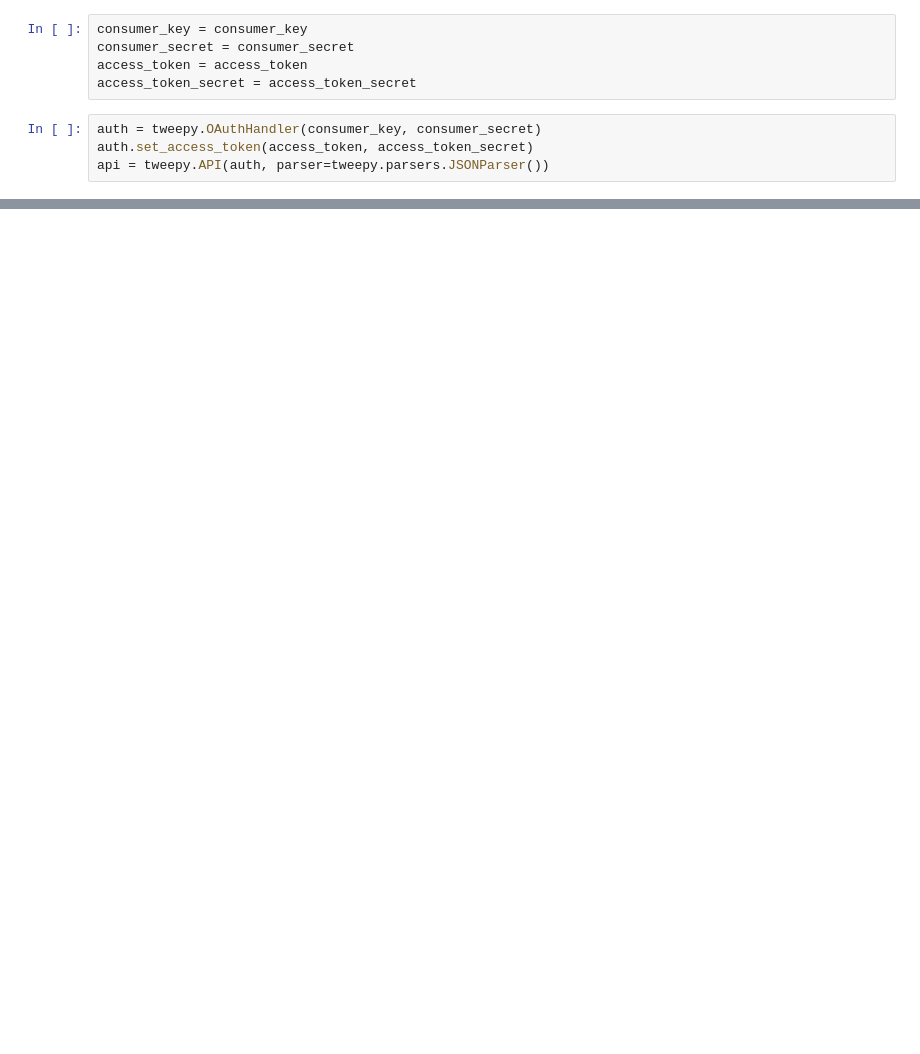
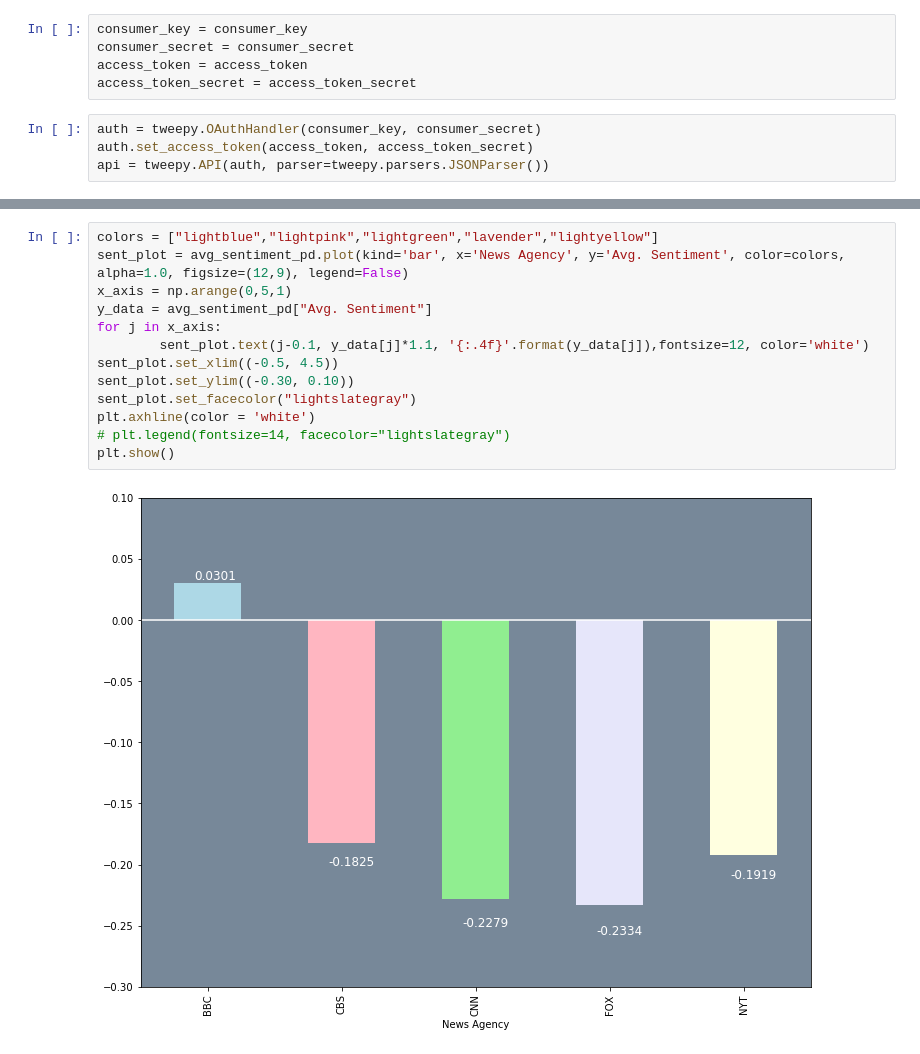
Before and after one commit to jjahn0/social_analytics, a Jupyter notebook: NewsMood/happynews.ipynb, the cells around one changed output, grey strips where cells are left out. Cells and saved outputs as stored; diff of their text form; blank space fills up the shorter version.

```diff
--- a/NewsMood/happynews.ipynb
+++ b/NewsMood/happynews.ipynb
@@ -67,0 +113,15 @@ news_df.head()
+# %%
+colors = ["lightblue","lightpink","lightgreen","lavender","lightyellow"]
+sent_plot = avg_sentiment_pd.plot(kind='bar', x='News Agency', y='Avg. Sentiment', color=colors, alpha=1.0, figsize=(12,9), legend=False)
+x_axis = np.arange(0,5,1)
+y_data = avg_sentiment_pd["Avg. Sentiment"]
+for j in x_axis:
+        sent_plot.text(j-0.1, y_data[j]*1.1, '{:.4f}'.format(y_data[j]),fontsize=12, color='white')
+sent_plot.set_xlim((-0.5, 4.5))
+sent_plot.set_ylim((-0.30, 0.10))
+sent_plot.set_facecolor("lightslategray")
+plt.axhline(color = 'white')
+# plt.legend(fontsize=14, facecolor="lightslategray")
+plt.show()
+# %% [output]
+[figure, added]
```
Also changed, not shown: parts of 19 cells of this notebook, 2 other files.
